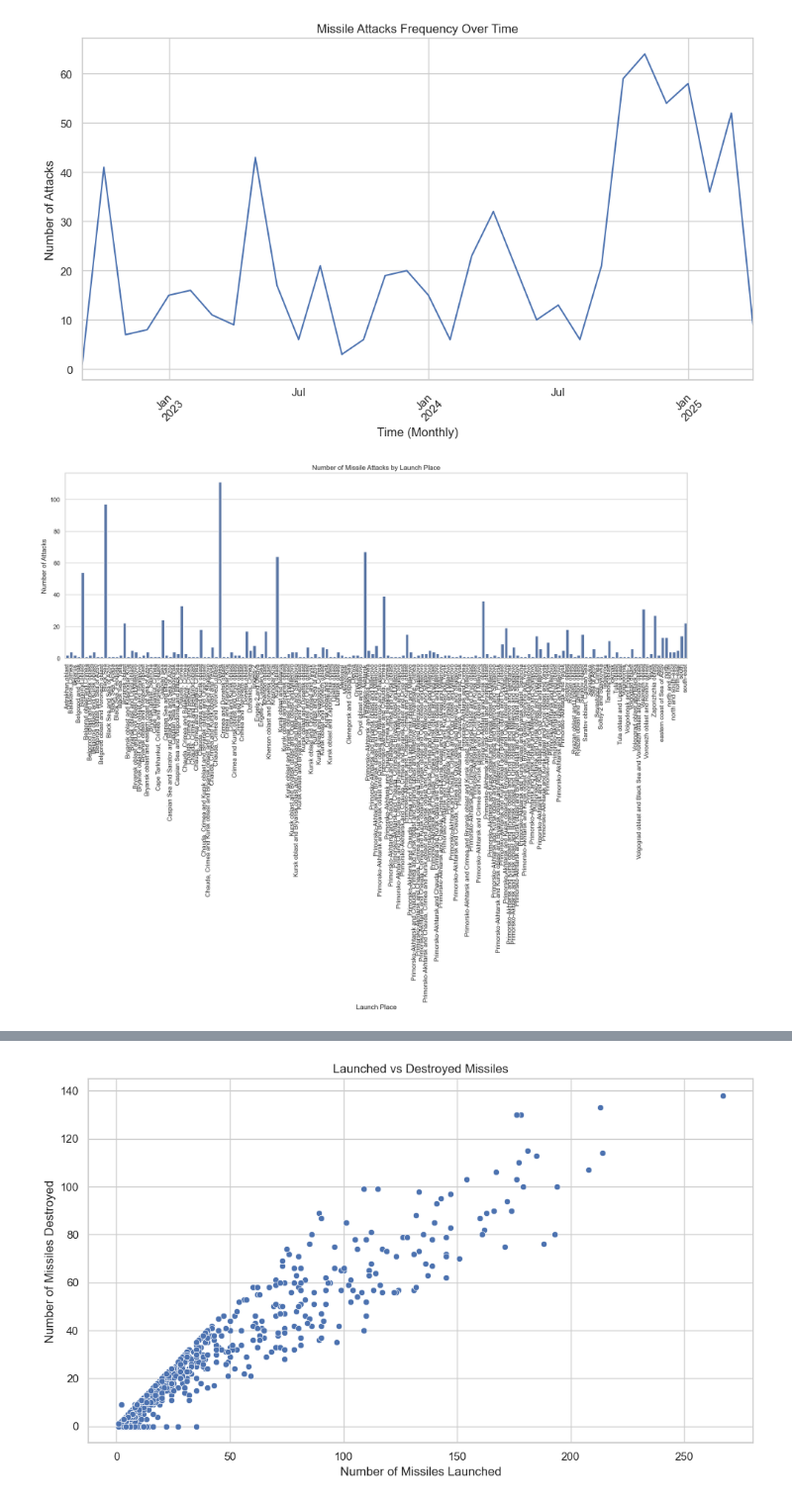
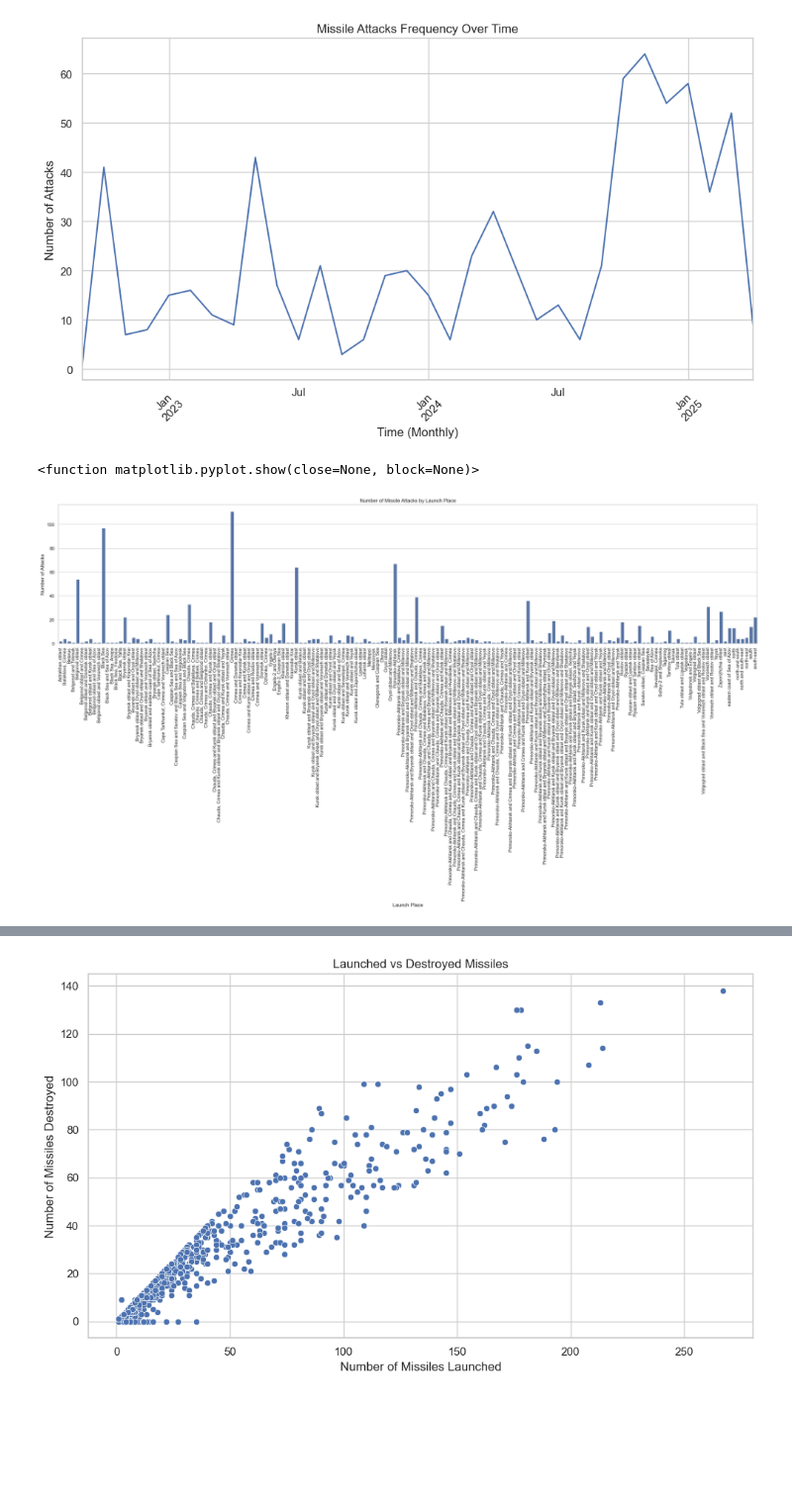
Before and after one commit to HereisAna/WarInUkraineDataVis, a Jupyter notebook: WarInUkraineData.ipynb, the cells around one changed output, grey strips where cells are left out. Shown at 99% size. Drawn from its saved outputs; the diff is of its cells as text; code cells hidden in the pictures; blank space fills up the shorter version.

```diff
--- a/WarInUkraineData.ipynb
+++ b/WarInUkraineData.ipynb
@@ -7,7 +7,7 @@ import seaborn as sns
 # Set visualization style
 sns.set(style="whitegrid")
 # %%
-df = pd.read_csv(r"C:\Users\nisti\OneDrive\Desktop\data\Experimantal Datasets\missile_attacks_daily.csv")
+df = pd.read_csv(r"C:\Users\nisti\OneDrive\Desktop\data\Experimantal Datasets\WarInUkraine\missile_attacks_daily.csv")
 df.head(15)
 # %% [output]
 |  | time_start | time_end | model | launch_place | target | carrier | launched | destroyed | not_reach_goal | ... |
@@ -70,18 +72,20 @@ plt.show()
 # %%
 # Count the number of attacks by 'launch_place'
 launch_place_counts = df['launch_place'].value_counts()
 
 # Plotting a bar chart for the number of attacks by launch place
-plt.figure(figsize=(20,6))
+plt.figure(figsize=(30, 6))
 sns.barplot(x=launch_place_counts.index, y=launch_place_counts.values)
 plt.title('Number of Missile Attacks by Launch Place')
 plt.xlabel('Launch Place')
 plt.ylabel('Number of Attacks')
 plt.xticks(rotation=90)
 plt.tight_layout()
-plt.show()
+plt.savefig('launch_place_attacks_chart.png', format='png', bbox_inches='tight')
+plt.show
 # %% [output]
+<function matplotlib.pyplot.show(close=None, block=None)>
-[figure, old version]
+[figure, new version]
 # %%
 # Count the number of attacks by 'target'
 target_counts = df['target'].value_counts()
```
Also changed, not shown: parts of 5 cells of this notebook.
